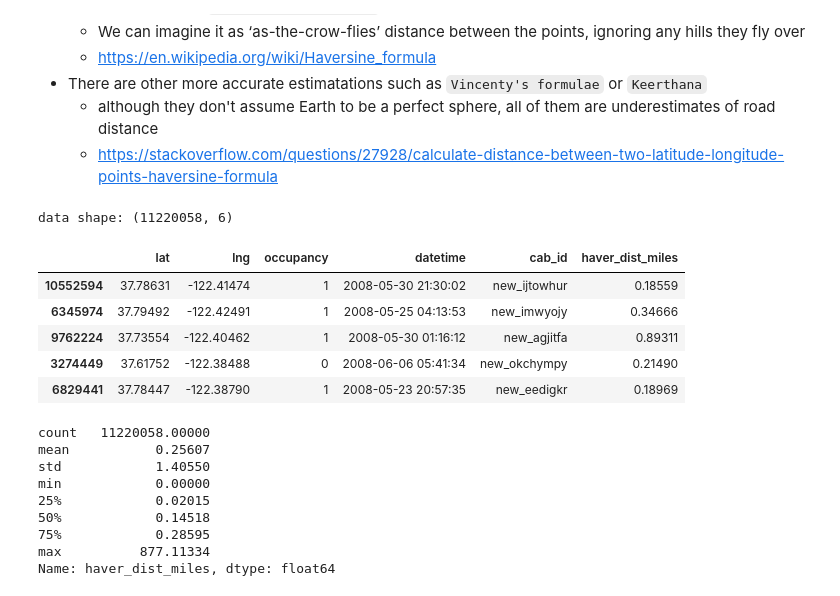
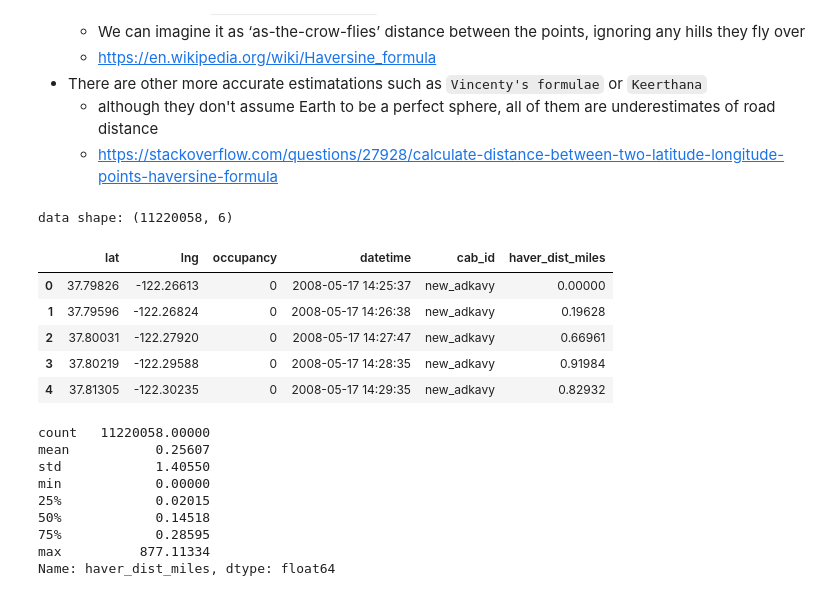
Before and after one commit to Shivam-Miglani/cab_data_analysis, a Jupyter notebook: notebooks/01_CO2_reduction.ipynb, the cells around one changed output. Cells and saved outputs as stored; diff of their text form; code cells hidden in the pictures.

```diff
--- a/notebooks/01_CO2_reduction.ipynb
+++ b/notebooks/01_CO2_reduction.ipynb
@@ -43,38 +43,42 @@ def haversine(lat1, lng1, lat2, lng2, avg_earth_radius=6371):
 def read_cabs_data(data_folder):
     """reads all txt files from a folder,
     changes column names and dtypes,
-    and concats them into a one big dataframe"""
+    and concats them into a one big dataframe
+    Also adds Haversine distance.
+    """
     file_generator = Path(data_folder).glob("*.txt")
     cabs_data = []
     for file in file_generator:
         df = pd.read_csv(file, header=None, delimiter=" ")
         df["cab_id"] = file.stem
         df.columns = ["lat", "lng", "occupancy", "datetime", "cab_id"]
         df["datetime"] = pd.to_datetime(df["datetime"], unit="s")
         df["occupancy"] = df.occupancy.astype("category")
         df["cab_id"] = df.cab_id.astype("category")
 
         # haversine dist
         df = df.assign(
             haver_dist_miles=haversine(
                 df.lat.shift(), df.lng.shift(), df.loc[1:, "lat"], df.loc[1:, "lng"]
             )
         )
+        df["haver_dist_miles"] = df.haver_dist_miles.fillna(0)
+
         cabs_data.append(df)
 
     # concatenate all data into one df
     cabs_df = pd.concat(cabs_data, ignore_index=True)
     print(f"data shape: {cabs_df.shape}")
     return cabs_df
 
 
 cabs_df = read_cabs_data("../data/raw_data/cabspottingdata")
-cabs_df.sample(5)
+cabs_df.head()
 # %% [output]
 data shape: (11220058, 6)
 |  | lat | lng | occupancy | datetime | cab_id | haver_dist_miles |
-| 10552594 | 37.78631 | -122.41474 | 1 | 2008-05-30 21:30:02 | new_ijtowhur | 0.18559 |
-| 6345974 | 37.79492 | -122.42491 | 1 | 2008-05-25 04:13:53 | new_imwyojy | 0.34666 |
-| 9762224 | 37.73554 | -122.40462 | 1 | 2008-05-30 01:16:12 | new_agjitfa | 0.89311 |
-| 3274449 | 37.61752 | -122.38488 | 0 | 2008-06-06 05:41:34 | new_okchympy | 0.21490 |
-| 6829441 | 37.78447 | -122.38790 | 1 | 2008-05-23 20:57:35 | new_eedigkr | 0.18969 |
+| 0 | 37.79826 | -122.26613 | 0 | 2008-05-17 14:25:37 | new_adkavy | 0.00000 |
+| 1 | 37.79596 | -122.26824 | 0 | 2008-05-17 14:26:38 | new_adkavy | 0.19628 |
+| 2 | 37.80031 | -122.27920 | 0 | 2008-05-17 14:27:47 | new_adkavy | 0.66961 |
+| 3 | 37.80219 | -122.29588 | 0 | 2008-05-17 14:28:35 | new_adkavy | 0.91984 |
+| 4 | 37.81305 | -122.30235 | 0 | 2008-05-17 14:29:35 | new_adkavy | 0.82932 |
```
Also changed, not shown: parts of 29 cells of this notebook.
